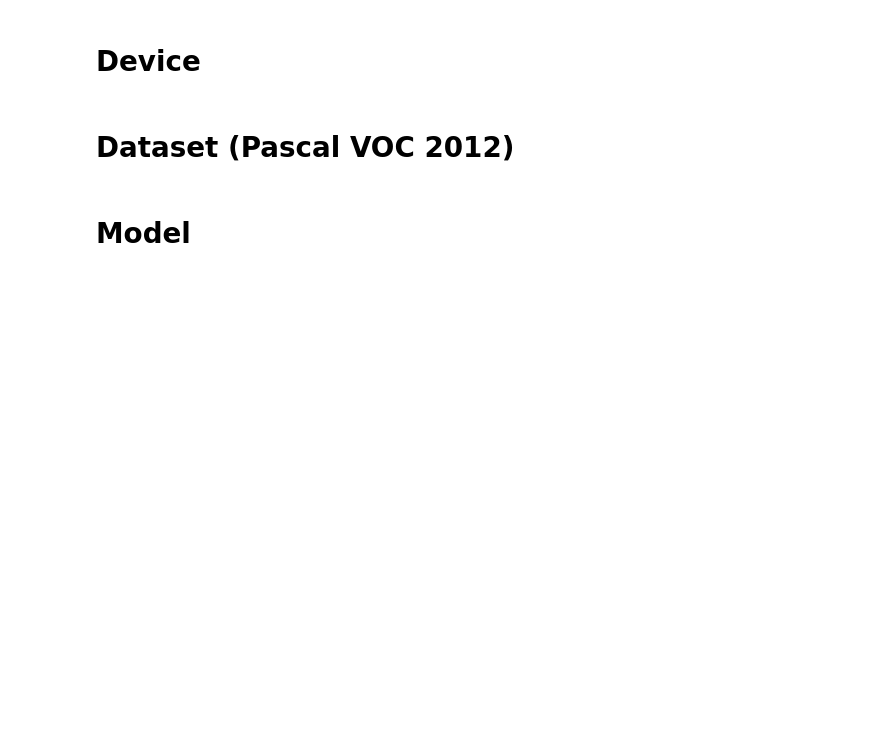
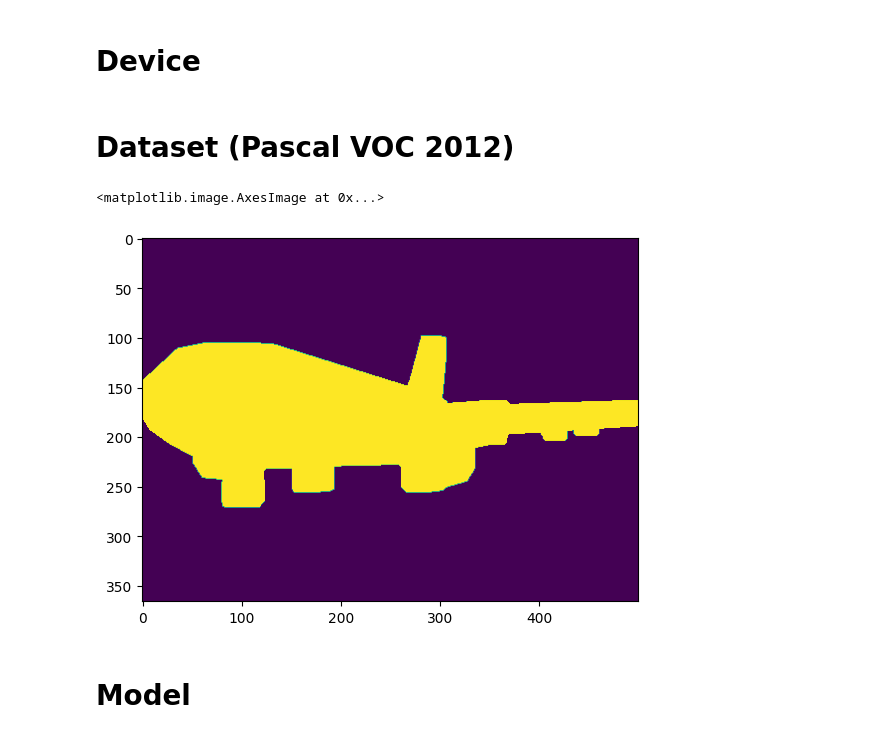
Before and after one commit to hoonisone/torch_projects, a Jupyter notebook: MaskRCNN_VOC/eval.ipynb, the cells around one changed output. Cells and saved outputs as stored; diff of their text form; code cells hidden in the pictures; blank space fills up the shorter version.

```diff
--- a/MaskRCNN_VOC/eval.ipynb
+++ b/MaskRCNN_VOC/eval.ipynb
@@ -20,8 +28,18 @@ device = torch.device("cuda:0" if torch.cuda.is_available() else "cpu")
 # %% [markdown]
 # Dataset (Pascal VOC 2012)
 # %%
-dataset = TaskDataset(root = "/home/VOCdevkit/VOC2012", image_set = "val")
-data_loader = TaskDataloader(dataset, batch_size = 10)
+dataset = TaskDataset(root = "/home/VOCdevkit/VOC2012", image_set = "val", cropping = False)
+data_loader = TaskDataloader(dataset, batch_size = 1)
+# %%
+
+
+mask = Converter.tensor_to_numpy(dataset[0][1]["masks"][0])
+mask = MH.expend_mask(mask, 10)
+
+plt.imshow(mask)
+# %% [output]
+<matplotlib.image.AxesImage at 0x...>
+[figure, added]
 # %% [markdown]
 # Model
 # %%
```
Also changed, not shown: parts of 6 cells of this notebook, 16 other files.
